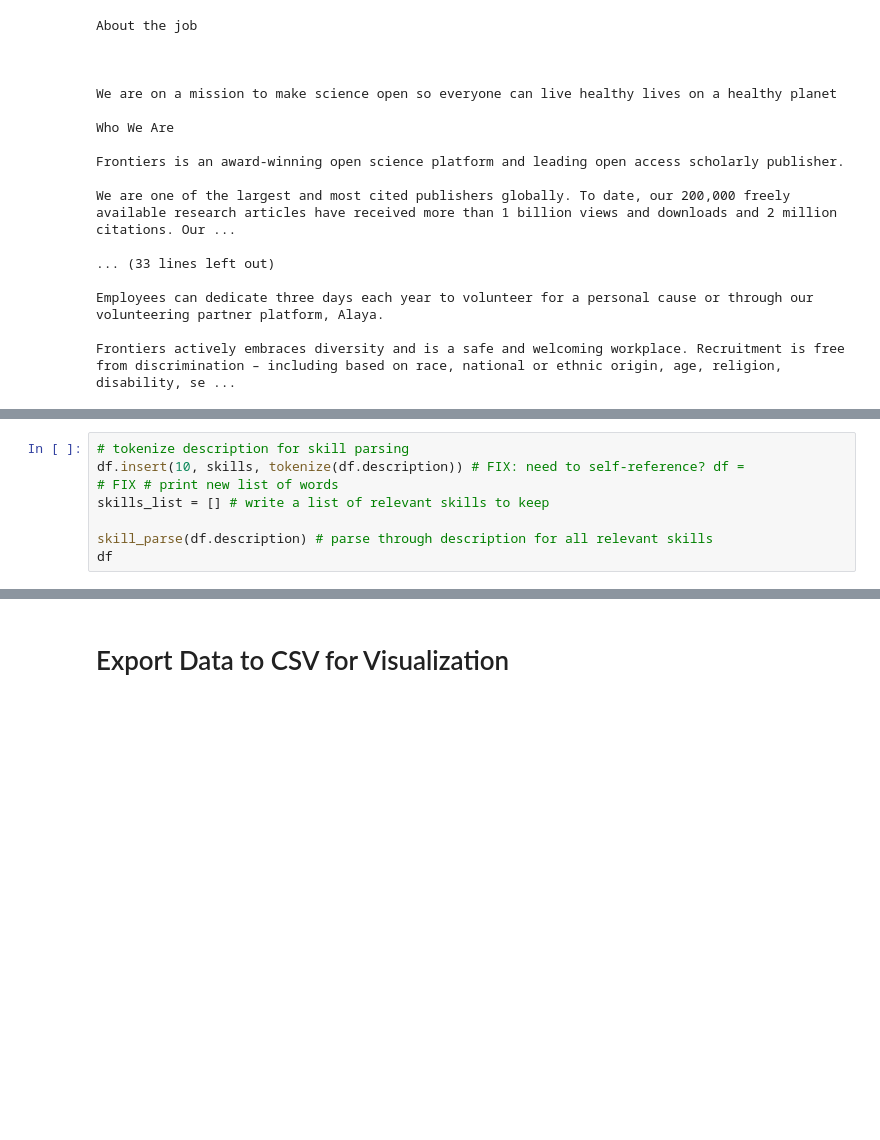
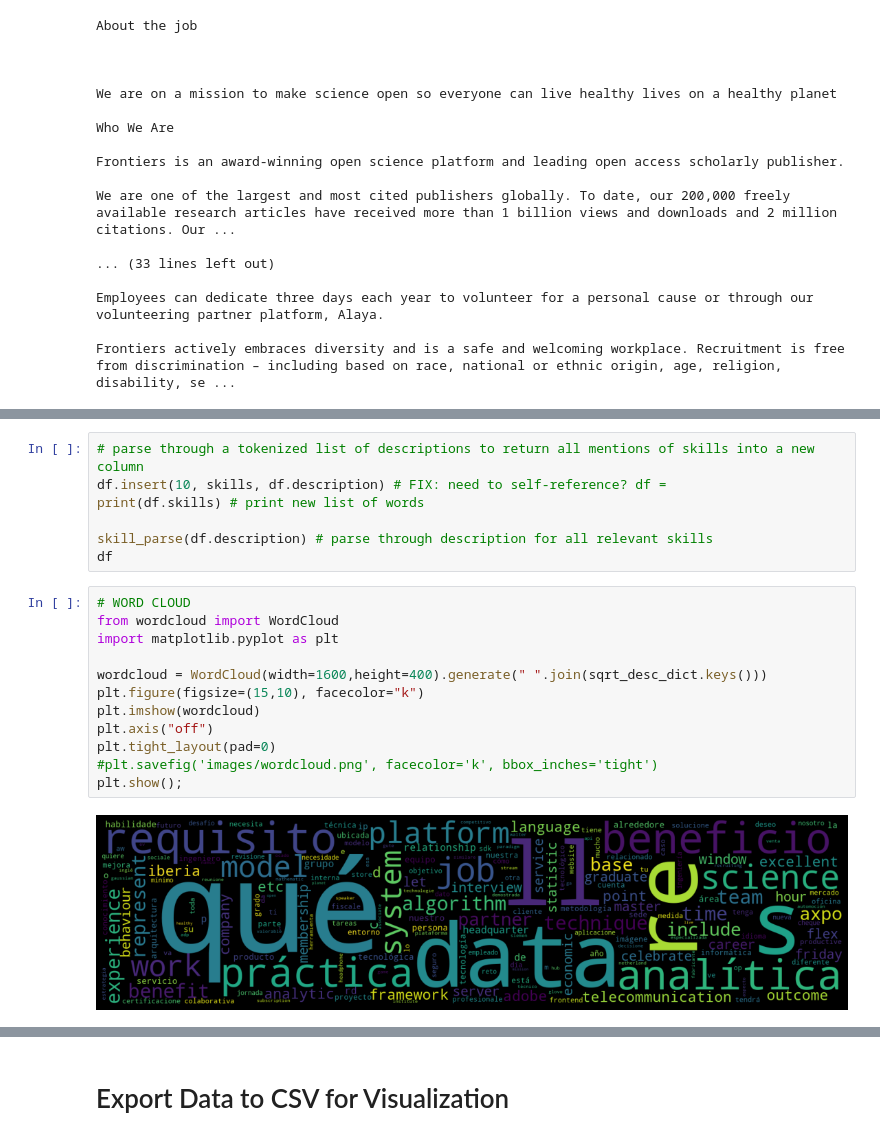
Before and after one commit to VeniceHartwell/data_analyst_market_analysis, a Jupyter notebook: clean.ipynb, the cells around one changed output, grey strips where cells are left out. Cells and saved outputs as stored; diff of their text form; blank space fills up the shorter version.

```diff
--- a/clean.ipynb
+++ b/clean.ipynb
@@ -321,8 +364,21 @@ def sentiment(desc_list):
 # %%
-# tokenize description for skill parsing
-df.insert(10, skills, tokenize(df.description)) # FIX: need to self-reference? df =
-# FIX # print new list of words
-skills_list = [] # write a list of relevant skills to keep
+# parse through a tokenized list of descriptions to return all mentions of skills into a new column
+df.insert(10, skills, df.description) # FIX: need to self-reference? df =
+print(df.skills) # print new list of words
 
 skill_parse(df.description) # parse through description for all relevant skills
 df
+# %%
+# WORD CLOUD
+from wordcloud import WordCloud
+import matplotlib.pyplot as plt
+
+wordcloud = WordCloud(width=1600,height=400).generate(" ".join(sqrt_desc_dict.keys()))
+plt.figure(figsize=(15,10), facecolor="k")
+plt.imshow(wordcloud)
+plt.axis("off")
+plt.tight_layout(pad=0)
+#plt.savefig('images/wordcloud.png', facecolor='k', bbox_inches='tight')
+plt.show();
+# %% [output]
+[figure, added]
```
Also changed, not shown: parts of 13 cells of this notebook, 1 other file.
